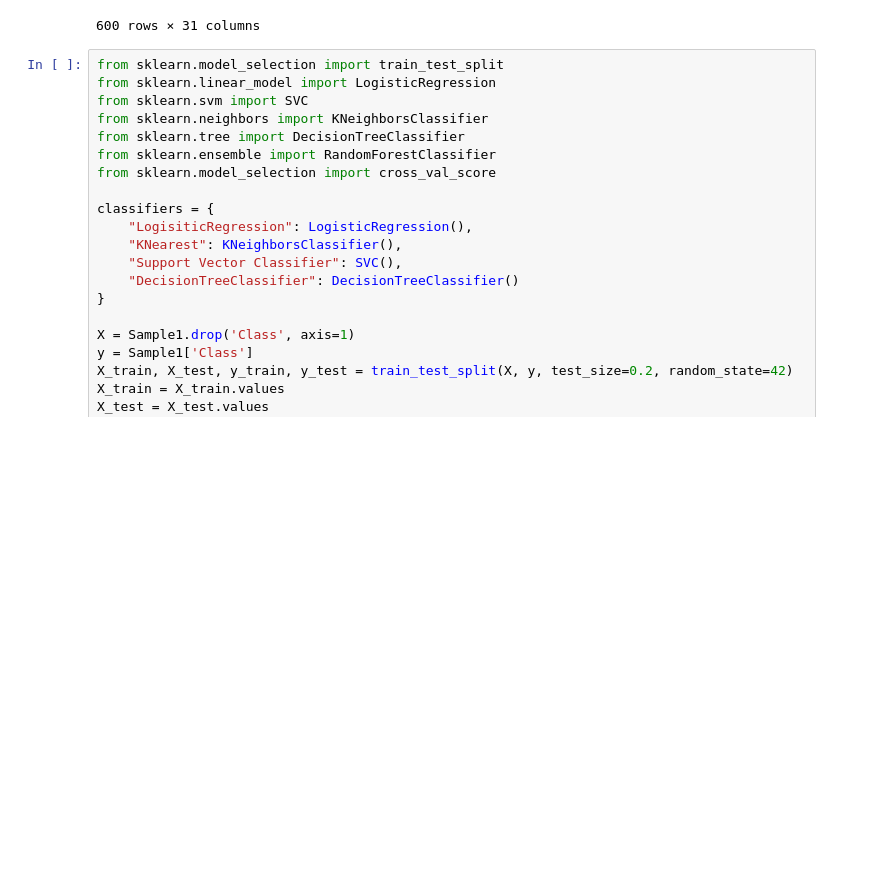
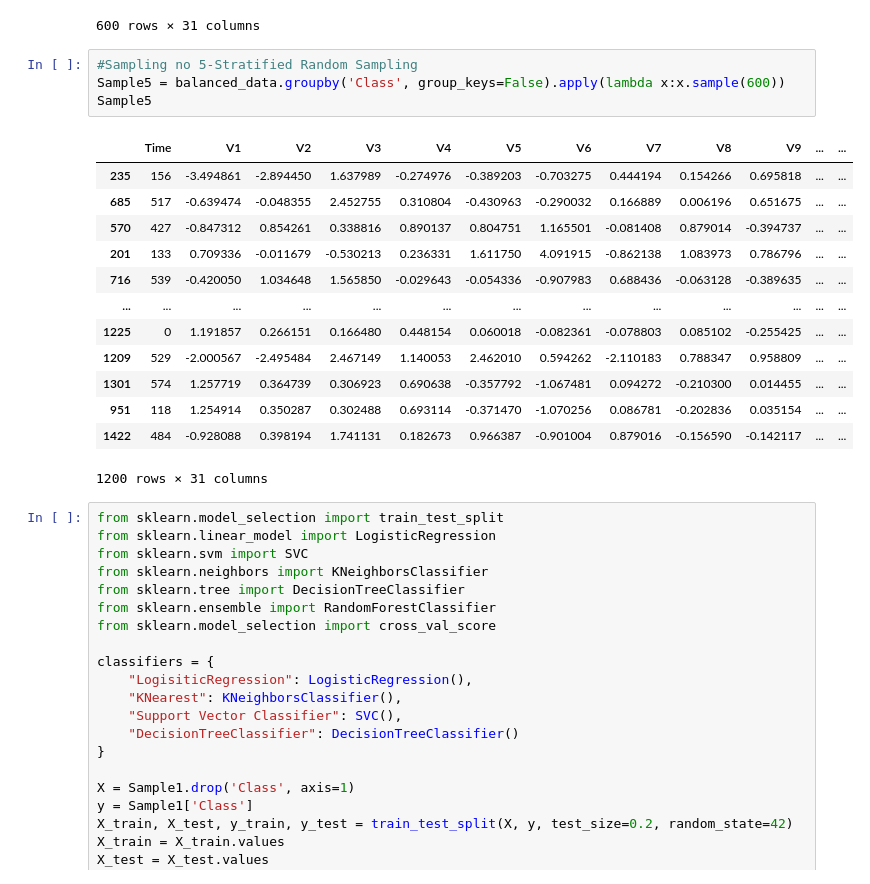
Before and after one commit to ree553/Predictive_Analysis_Using_Statistics, a Jupyter notebook: 102017169.ipynb, the cells around one changed output. Saved outputs shown, nothing was run; the diff lists cells and outputs as text; blank space fills up the shorter version.

```diff
--- a/102017169.ipynb
+++ b/102017169.ipynb
@@ -207,6 +207,24 @@ Sample4
 | 1123 | 472 | -3.043541 | -3.157307 | 1.088463 | 2.288644 | 1.359805 | -1.064823 | 0.325574 | -0.067794 | -0.270953 | ... | ... |
 | 1298 | 164 | 0.073497 | 0.551033 | 0.451890 | 0.114964 | 0.822947 | 0.251480 | 0.296319 | 0.139497 | -0.123050 | ... | ... |
 600 rows × 31 columns
+# %%
+#Sampling no 5-Stratified Random Sampling
+Sample5 = balanced_data.groupby('Class', group_keys=False).apply(lambda x:x.sample(600))
+Sample5
+# %% [output]
+|  | Time | V1 | V2 | V3 | V4 | V5 | V6 | V7 | V8 | V9 | ... | ... |
+| 235 | 156 | -3.494861 | -2.894450 | 1.637989 | -0.274976 | -0.389203 | -0.703275 | 0.444194 | 0.154266 | 0.695818 | ... | ... |
+| 685 | 517 | -0.639474 | -0.048355 | 2.452755 | 0.310804 | -0.430963 | -0.290032 | 0.166889 | 0.006196 | 0.651675 | ... | ... |
+| 570 | 427 | -0.847312 | 0.854261 | 0.338816 | 0.890137 | 0.804751 | 1.165501 | -0.081408 | 0.879014 | -0.394737 | ... | ... |
+| 201 | 133 | 0.709336 | -0.011679 | -0.530213 | 0.236331 | 1.611750 | 4.091915 | -0.862138 | 1.083973 | 0.786796 | ... | ... |
+| 716 | 539 | -0.420050 | 1.034648 | 1.565850 | -0.029643 | -0.054336 | -0.907983 | 0.688436 | -0.063128 | -0.389635 | ... | ... |
+| ... | ... | ... | ... | ... | ... | ... | ... | ... | ... | ... | ... | ... |
+| 1225 | 0 | 1.191857 | 0.266151 | 0.166480 | 0.448154 | 0.060018 | -0.082361 | -0.078803 | 0.085102 | -0.255425 | ... | ... |
+| 1209 | 529 | -2.000567 | -2.495484 | 2.467149 | 1.140053 | 2.462010 | 0.594262 | -2.110183 | 0.788347 | 0.958809 | ... | ... |
+| 1301 | 574 | 1.257719 | 0.364739 | 0.306923 | 0.690638 | -0.357792 | -1.067481 | 0.094272 | -0.210300 | 0.014455 | ... | ... |
+| 951 | 118 | 1.254914 | 0.350287 | 0.302488 | 0.693114 | -0.371470 | -1.070256 | 0.086781 | -0.202836 | 0.035154 | ... | ... |
+| 1422 | 484 | -0.928088 | 0.398194 | 1.741131 | 0.182673 | 0.966387 | -0.901004 | 0.879016 | -0.156590 | -0.142117 | ... | ... |
+1200 rows × 31 columns
 # %%
 from sklearn.model_selection import train_test_split
 from sklearn.linear_model import LogisticRegression
```
Also changed, not shown: parts of 3 cells of this notebook.
